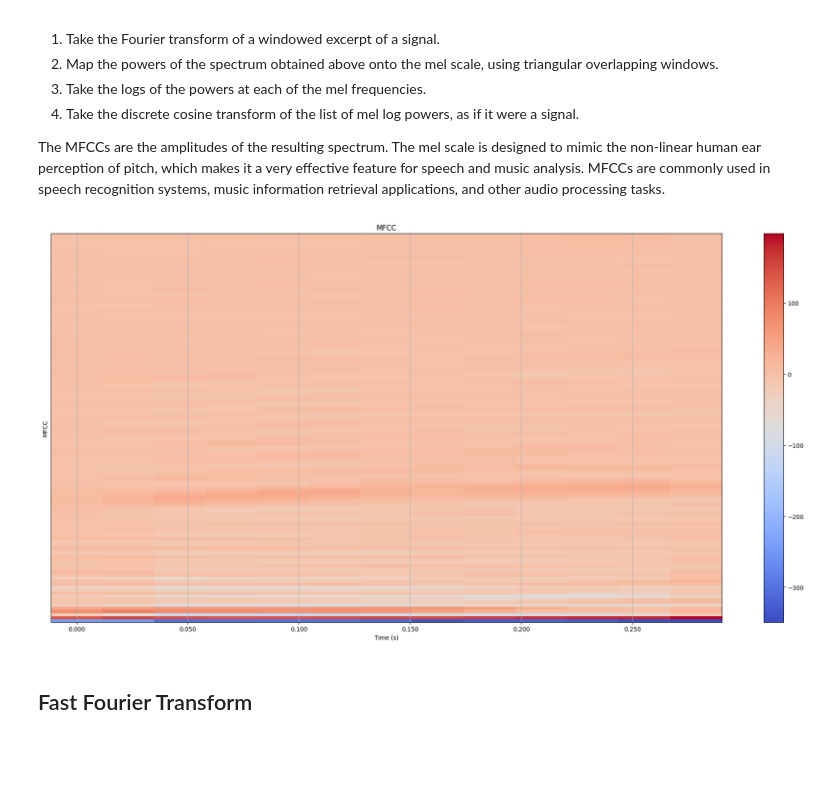
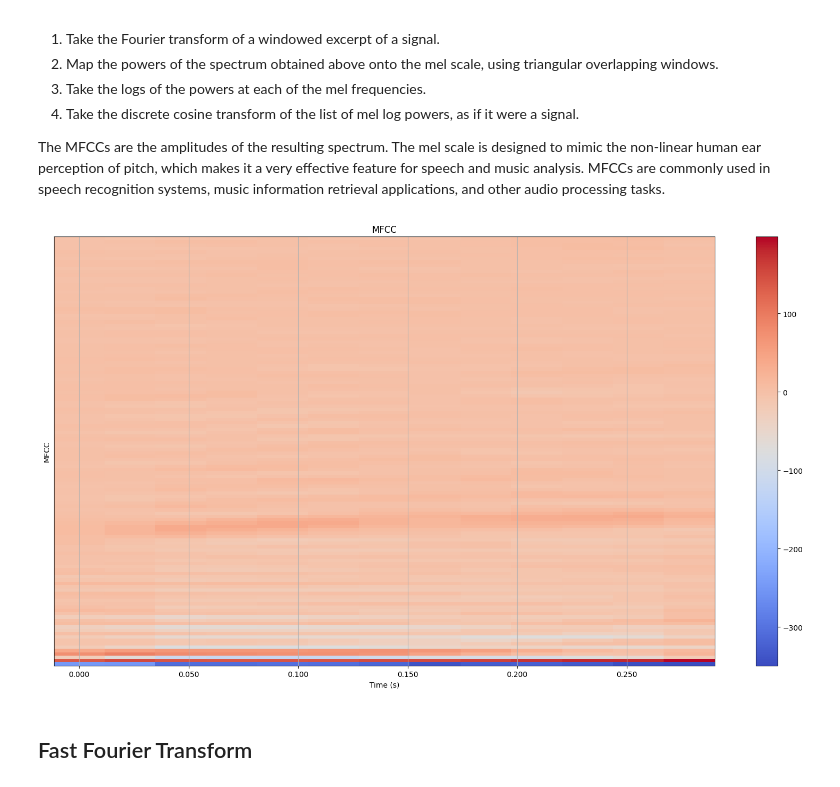
Before and after one commit to dilne/Ultimate-Audio-Dataset-DL-Processor, a Jupyter notebook: Ultimate Audio Dataset DL Processor.ipynb, the cells around one changed output. Saved outputs shown, nothing was run; the diff lists cells and outputs as text; code cells hidden in the pictures; blank space fills up the shorter version.

```diff
--- a/Ultimate Audio Dataset DL Processor.ipynb
+++ b/Ultimate Audio Dataset DL Processor.ipynb
@@ -134,21 +133,21 @@ The MFCCs are the amplitudes of the resulting spectrum. The mel scale is designe
 # %%
 y, sr = librosa.load(file_path)
 n_mfcc=128
 
 mfcc = librosa.feature.mfcc(y=y, sr=sr, n_mfcc=n_mfcc)
 
 # Display the MFCC
-plt.figure(figsize=(20, 10))  # Increase figure size
+plt.figure(figsize=(16, 9))
 img = librosa.display.specshow(mfcc, sr=sr, x_axis='time')
 plt.title('MFCC')
-plt.xlabel('Time (s)')  # Add x label with units
-plt.ylabel('MFCC')  # Add y label
-plt.colorbar(img)  # Add colorbar
-plt.grid(True)  # Add a grid
+plt.xlabel('Time (s)')
+plt.ylabel('MFCC')
+plt.colorbar(img)
+plt.grid(True)
 plt.tight_layout()
 plt.show()
 # %% [output]
-[figure, old version]
+[figure, new version]
 # %% [markdown]
 ## Fast Fourier Transform
 # %%
```
Also changed, not shown: parts of 8 cells of this notebook.
